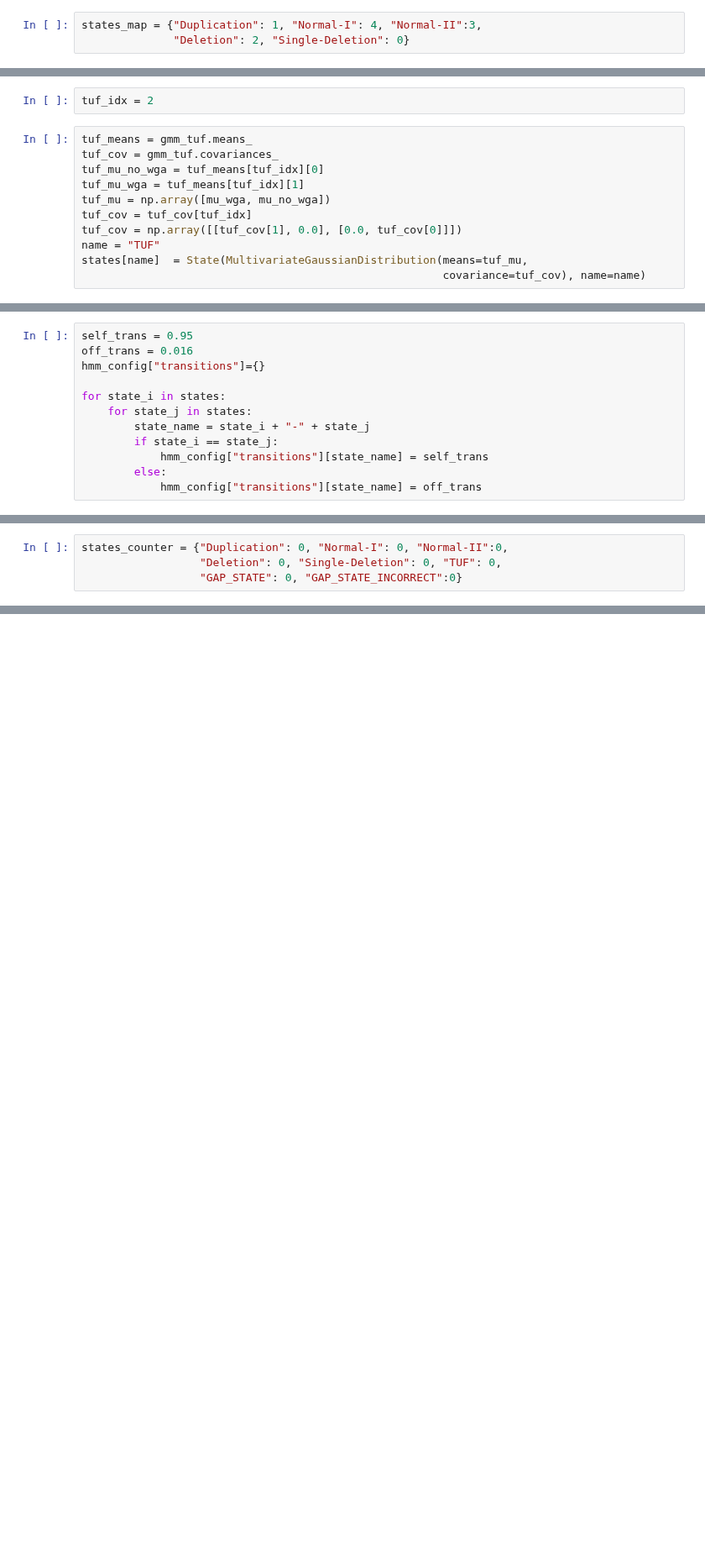
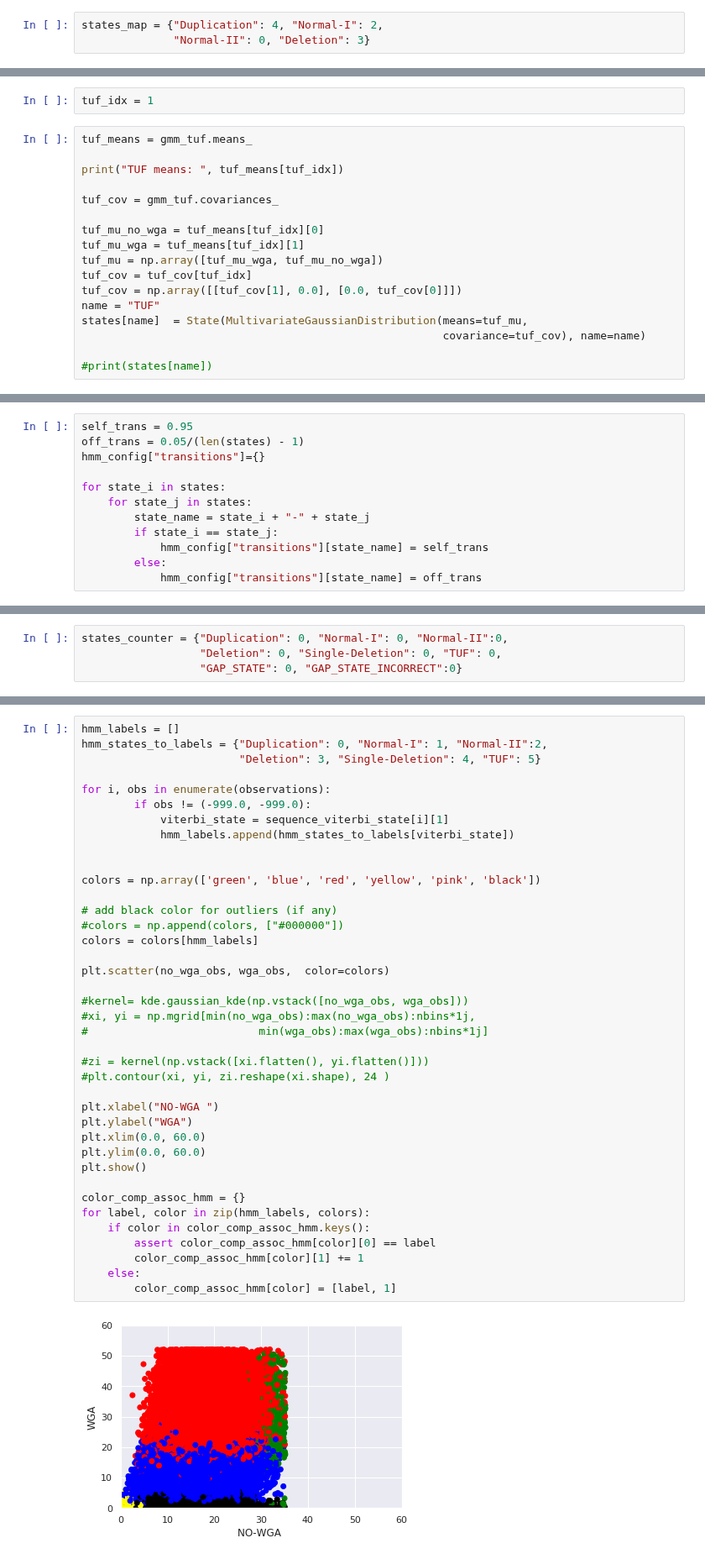
Before and after one commit to pockerman/hidden_markov_modeling, a Jupyter notebook: stories/story_15.ipynb, the cells around one changed output, grey strips where cells are left out. Shown at 84% size. Drawn from its saved outputs; the diff is of its cells as text; blank space fills up the shorter version.

```diff
--- a/stories/story_15.ipynb
+++ b/stories/story_15.ipynb
@@ -210,4 +224,4 @@ This depends on the clustering above so we need to make sure that colors do alig
 # %%
-states_map = {"Duplication": 1, "Normal-I": 4, "Normal-II":3,
-              "Deletion": 2, "Single-Deletion": 0}
+states_map = {"Duplication": 4, "Normal-I": 2,
+              "Normal-II": 0, "Deletion": 3}
 # %%
@@ -270,13 +282,19 @@ Color-cluster association for TUF {'blue': 1, 'green': 0, 'red': 2}
 # %%
-tuf_idx = 2
+tuf_idx = 1
 # %%
 tuf_means = gmm_tuf.means_
+
+print("TUF means: ", tuf_means[tuf_idx])
+
 tuf_cov = gmm_tuf.covariances_
+
 tuf_mu_no_wga = tuf_means[tuf_idx][0]
 tuf_mu_wga = tuf_means[tuf_idx][1]
-tuf_mu = np.array([mu_wga, mu_no_wga])
+tuf_mu = np.array([tuf_mu_wga, tuf_mu_no_wga])
 tuf_cov = tuf_cov[tuf_idx]
 tuf_cov = np.array([[tuf_cov[1], 0.0], [0.0, tuf_cov[0]]])
 name = "TUF"
 states[name]  = State(MultivariateGaussianDistribution(means=tuf_mu,
                                                        covariance=tuf_cov), name=name)
+
+#print(states[name])
@@ -379,7 +395,7 @@ State: GAP_STATE, probability: 0.14285714285714285
 Form the transition probabilities
 # %%
 self_trans = 0.95
-off_trans = 0.016
+off_trans = 0.05/(len(states) - 1)
 hmm_config["transitions"]={}
 
 for state_i in states:
@@ -569,0 +574,41 @@ print(states_counter)
+# %%
+hmm_labels = []
+hmm_states_to_labels = {"Duplication": 0, "Normal-I": 1, "Normal-II":2,
+                        "Deletion": 3, "Single-Deletion": 4, "TUF": 5}
+
+for i, obs in enumerate(observations):
+        if obs != (-999.0, -999.0):
+            viterbi_state = sequence_viterbi_state[i][1]
+            hmm_labels.append(hmm_states_to_labels[viterbi_state])
+
+
+colors = np.array(['green', 'blue', 'red', 'yellow', 'pink', 'black'])
+
+# add black color for outliers (if any)
+#colors = np.append(colors, ["#000000"])
+colors = colors[hmm_labels]
+
+plt.scatter(no_wga_obs, wga_obs,  color=colors)
+
+#kernel= kde.gaussian_kde(np.vstack([no_wga_obs, wga_obs]))
+#xi, yi = np.mgrid[min(no_wga_obs):max(no_wga_obs):nbins*1j,
+#                          min(wga_obs):max(wga_obs):nbins*1j]
+
+#zi = kernel(np.vstack([xi.flatten(), yi.flatten()]))
+#plt.contour(xi, yi, zi.reshape(xi.shape), 24 )
+
+plt.xlabel("NO-WGA ")
+plt.ylabel("WGA")
+plt.xlim(0.0, 60.0)
+plt.ylim(0.0, 60.0)
+plt.show()
+
+color_comp_assoc_hmm = {}
+for label, color in zip(hmm_labels, colors):
+    if color in color_comp_assoc_hmm.keys():
+        assert color_comp_assoc_hmm[color][0] == label
+        color_comp_assoc_hmm[color][1] += 1
+    else:
+        color_comp_assoc_hmm[color] = [label, 1]
+# %% [output]
+[figure, added]
```
Also changed, not shown: parts of 20 cells of this notebook.
